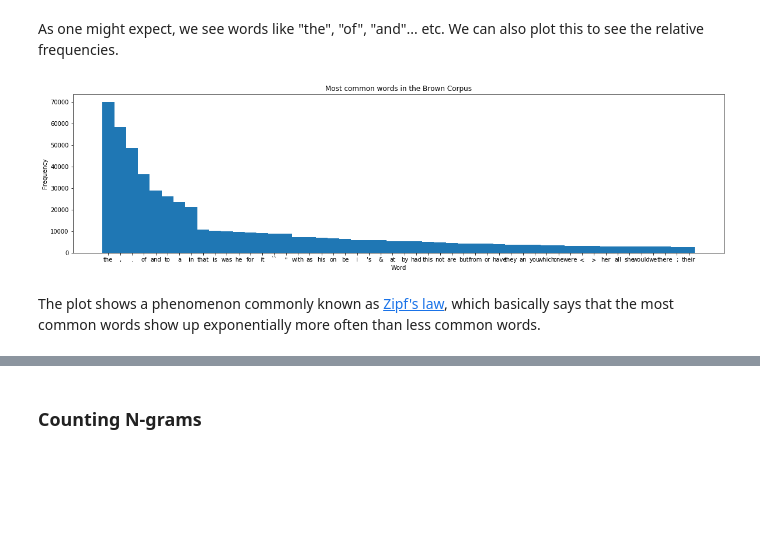
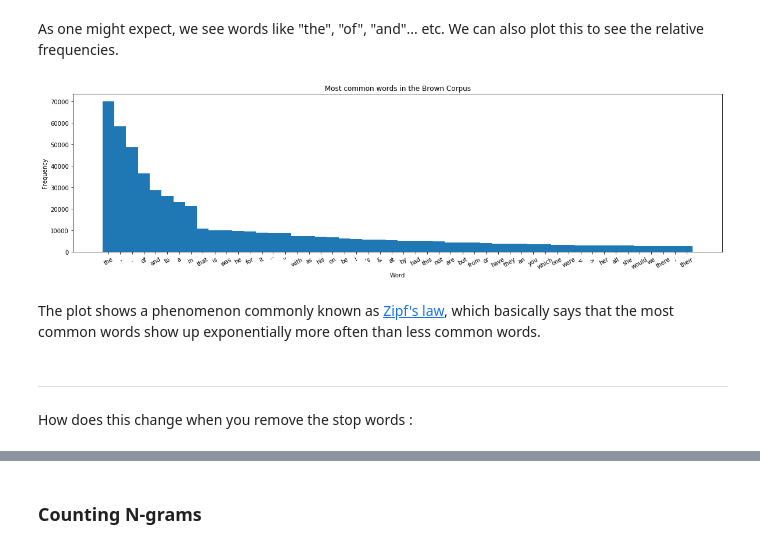
Before and after one commit to AditiKhullar/PyData-NLP, a Jupyter notebook: Langage Model Tutorial.ipynb, the cells around one changed output, grey strips where cells are left out. Drawn from its saved outputs; the diff is of its cells as text; code cells hidden in the pictures; blank space fills up the shorter version.

```diff
--- a/Langage Model Tutorial.ipynb
+++ b/Langage Model Tutorial.ipynb
@@ -198,20 +203,23 @@ As one might expect, we see words like "the", "of", "and"... etc. We can also pl
 # %%
 # gather the data
 most_common_words = word_counter.most_common(n=50)
 indexes = np.arange(len(most_common_words))
 labels = [l for l,v in most_common_words]
 values = [v for l,v in most_common_words]
 
 # create the plot
 width = 1
 plt.rcParams['figure.figsize'] = [20, 5]
 plt.bar(indexes, values, width)
-plt.xticks(indexes, labels)
+plt.xticks(indexes, labels, rotation=30)
 plt.title('Most common words in the Brown Corpus')
 plt.xlabel('Word')
 plt.ylabel('Frequency')
 plt.show()
 # %% [output]
-[figure, old version]
+[figure, new version]
 # %% [markdown]
 The plot shows a phenomenon commonly known as [Zipf's law](https://nlp.stanford.edu/IR-book/html/htmledition/zipfs-law-modeling-the-distribution-of-terms-1.html), which basically says that the most common words show up exponentially more often than less common words.
+# %% [markdown]
+---
+How does this change when you remove the stop words :
```
Also changed, not shown: parts of 11 cells of this notebook.
